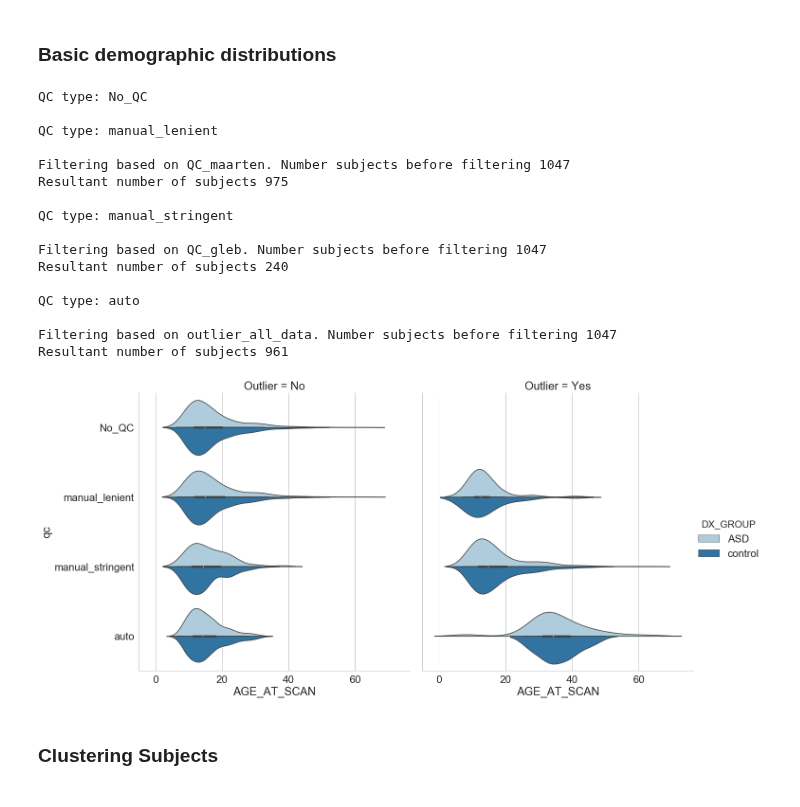
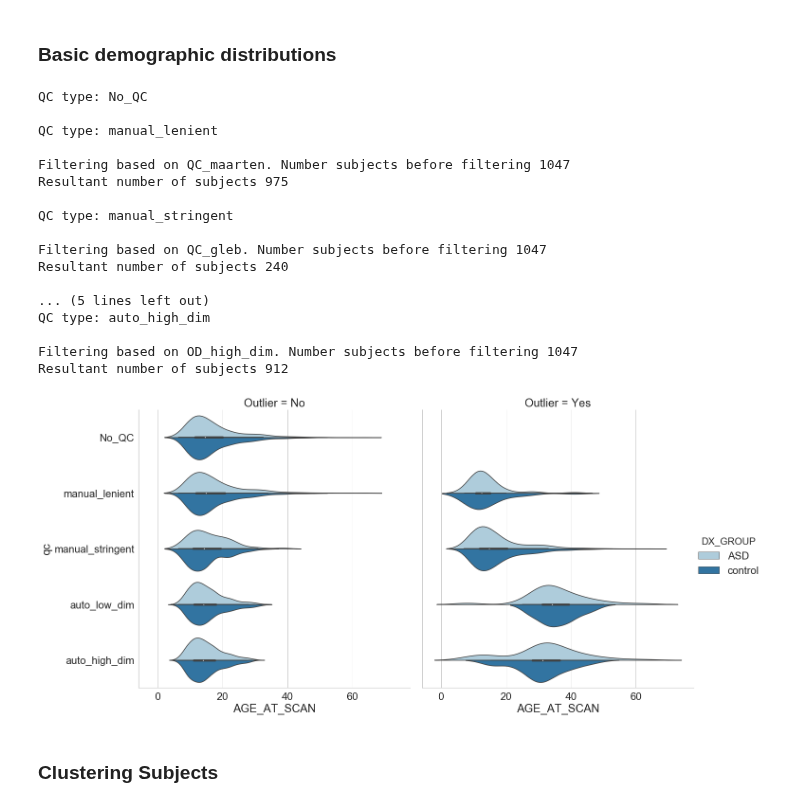
Before and after one commit to neurodatascience/compare-surf-tools, a Jupyter notebook: notebooks/run_atlas_comparisons.ipynb, the cells around one changed output. Cells and saved outputs as stored; diff of their text form; code cells hidden in the pictures.

Commit message:
added high-dim outlier detection and aggregate brainmap plots

```diff
--- a/notebooks/run_atlas_comparisons.ipynb
+++ b/notebooks/run_atlas_comparisons.ipynb
@@ -60,12 +60,14 @@ manual_outlier_file = qc_dir + 'manual/master_QC_table.csv'
 aparc_outlier_file = qc_dir + 'auto/atlas/aparc_outlier_data.csv'
 destr_outlier_file = qc_dir + 'auto/atlas/des_outlier_data.csv'
 glass_outlier_file = qc_dir + 'auto/atlas/glas_outlier_data.csv'
+
+auto_high_dim_outlier_file = qc_dir + 'auto/high-dim/high_dim_outlier_data.csv'
 # %% [markdown]
 ### Workflow configs
 # %%
 atlas_list = ['DKTatlas','aparc.a2009s','aparc.Glasseratlas'] # DK, Destrieux. Glasser
 covar_list = ['SEX','AGE_AT_SCAN','DX_GROUP','SITE_ID']
-qc_list = ['No_QC','manual_lenient','manual_stringent','auto']
+qc_list = ['No_QC','manual_lenient','manual_stringent','auto_low_dim','auto_high_dim']
 
 # pipeline parameter label along which the variation is assessed
 data_label = 'atlas'
@@ -158,10 +160,14 @@ for qc in qc_list:
         elif qc == 'manual_stringent':
             qc_df = pd.read_csv(manual_outlier_file,dtype={'SubjID': int})
             qc_criterion = ('QC_gleb',['1','-+1']) # keep subs
-        elif qc == 'auto':
+        elif qc == 'auto_low_dim':
             outlier_file = outlier_file_dict[atlas]
             qc_df = pd.read_csv(outlier_file,dtype={'SubjID': int})
             qc_criterion = ('outlier_all_data',[0])
+        elif qc == 'auto_high_dim':
+            outlier_file = auto_high_dim_outlier_file
+            qc_df = pd.read_csv(outlier_file,dtype={'SubjID': int})
+            qc_criterion = ('OD_high_dim',['0']) # keep subs
         else:
             print('Unknow QC type')
 
@@ -174,37 +180,38 @@ for qc in qc_list:
     parc_df = pd.merge(parc_df,useful_demograph,on=subject_ID_col,how='left')
     parc_df['Outlier'] = np.tile('Yes',len(parc_df))
     parc_df.loc[parc_df[subject_ID_col].isin(filtered_subs),'Outlier'] = 'No'
     parc_df['qc'] = np.tile(qc,len(parc_df))
     demo_df_concat = demo_df_concat.append(parc_df[covar_list+['qc','Outlier']])
 
 plot_df = demo_df_concat
 plot_df['DX_GROUP'] = plot_df['DX_GROUP'].replace({0:'control', 1:'ASD'})
 plot_df['SEX'] = plot_df['SEX'].replace({0:'M', 1:'F'})
 
 sns.set(font_scale=2)
 
 with sns.axes_style("whitegrid"):
     sns.catplot(x="AGE_AT_SCAN", y="qc", hue="DX_GROUP", kind="violin", split=True, height=10, aspect=1,
                 col='Outlier',
                 palette="Paired", data=plot_df);
 # %% [output]
 QC type: No_QC
 
 QC type: manual_lenient
 
 Filtering based on QC_maarten. Number subjects before filtering 1047
 Resultant number of subjects 975
 
 QC type: manual_stringent
 
 Filtering based on QC_gleb. Number subjects before filtering 1047
 Resultant number of subjects 240
 
-QC type: auto
+... (5 lines left out)
+QC type: auto_high_dim
 
-Filtering based on outlier_all_data. Number subjects before filtering 1047
-Resultant number of subjects 961
+Filtering based on OD_high_dim. Number subjects before filtering 1047
+Resultant number of subjects 912
-[figure, old version]
+[figure, new version]
 # %% [markdown]
 ### Clustering Subjects
 # %%
```
Also changed, not shown: parts of 6 cells of this notebook, 6 other files.
